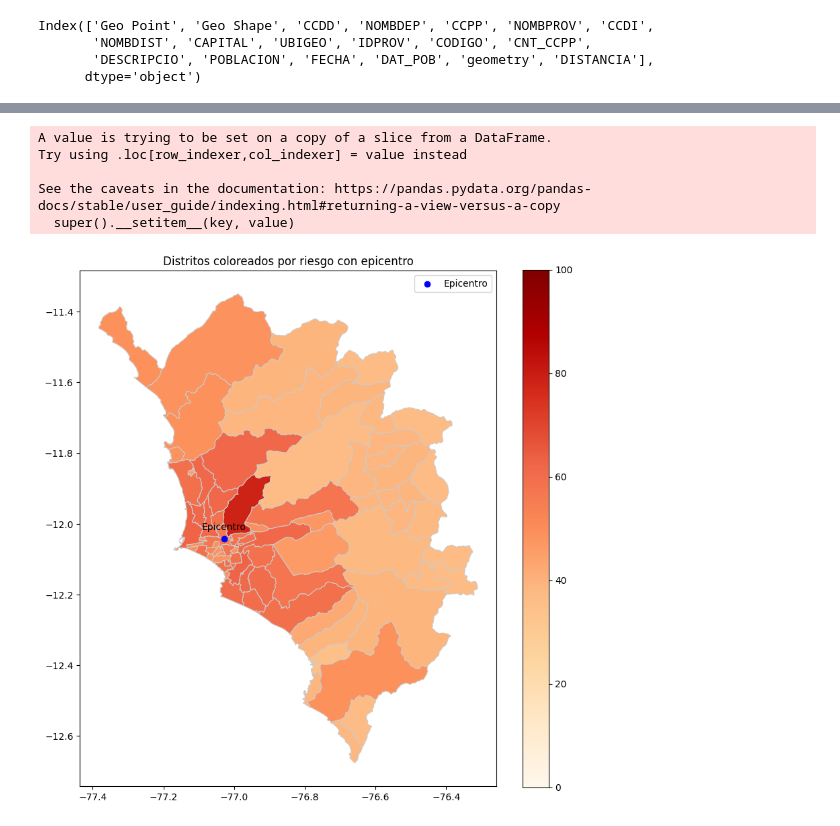
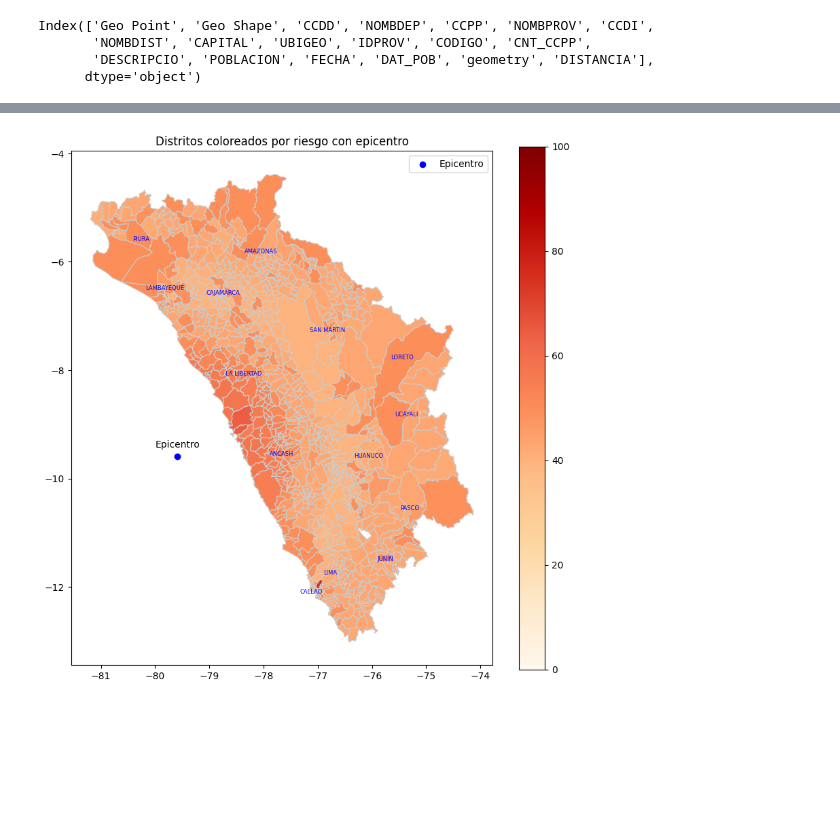
Before and after one commit to LeonDavisCoropuna/logica-difusa-terremotos, a Jupyter notebook: main.ipynb, the cells around one changed output, grey strips where cells are left out. Drawn from its saved outputs; the diff is of its cells as text; code cells hidden in the pictures; blank space fills up the shorter version.

```diff
--- a/main.ipynb
+++ b/main.ipynb
@@ -3,8 +3,8 @@ import pandas as pd
 import numpy as np
 
 # Definir la magnitud del sismo y la profundidad del epicentro
-magnitud_momento = 6.2
-profundidad_sismo = 33
+magnitud_momento = 7.2
+profundidad_sismo = 10
 
 def calcular_radio_impacto(magnitud_momento, profundidad):
     # Calcular el factor de ajuste basado en la profundidad
@@ -49,9 +49,9 @@ profundidad['profundo'] = fuzz.trapmf(profundidad.universe, [120, 170, 250, 700]
 # Definir la variable difusa para la distancia al epicentro
 # (Suponiendo que 'R_km' es el radio previamente calculado y dividido en tres partes)
 distancia = ctrl.Antecedent(np.arange(0, R_km + 1, 1), 'distancia')
-distancia['cerca'] = fuzz.trimf(distancia.universe, [0, R_km/3, R_km/2])
-distancia['medio'] = fuzz.trimf(distancia.universe, [R_km/3, R_km/2, 2*R_km/3])
-distancia['lejano'] = fuzz.trimf(distancia.universe, [2*R_km/3, R_km, R_km])
+distancia['cerca'] = fuzz.trimf(distancia.universe, [0, R_km/5, R_km/3])
+distancia['medio'] = fuzz.trimf(distancia.universe, [R_km/4, R_km/2, 2*R_km/3])
+distancia['lejano'] = fuzz.trimf(distancia.universe, [2*R_km/4, R_km, R_km])
 
 # Definir la variable difusa para la población del distrito
 poblacion = ctrl.Antecedent(np.arange(0, 1150471, 1000), 'poblacion')
@@ -271,8 +271,8 @@ df['geometry'] = df['Geo Shape'].apply(convert_geojson_to_geometry)
 gdf = gpd.GeoDataFrame(df, geometry='geometry')
 
 # Definir el epicentro del sismo con coordenadas de ejemplo
-epicentro_lat = -12.04318
-epicentro_lon = -77.02824
+epicentro_lat = -09.593
+epicentro_lon = -79.587
 epicentro = Point(epicentro_lon, epicentro_lat)
 
 # Crear un buffer alrededor del epicentro usando la conversión adecuada de km a grados (aproximación para latitud)
@@ -406,32 +395,34 @@ distritos_csv.to_csv('riesgo.csv')
 # %%
 import geopandas as gpd
 from matplotlib.colors import Normalize
+import matplotlib.pyplot as plt
 
 # Convertir GeoJSON a geometría y añadirla al DataFrame
 distritos_en_area_efecto['geometry'] = distritos_en_area_efecto['Geo Shape'].apply(convert_geojson_to_geometry)
 
 # Crear un GeoDataFrame con la geometría actualizada
 gdf = gpd.GeoDataFrame(distritos_en_area_efecto, geometry='geometry')
 
 # Configurar la escala de color para el gráfico, límite máximo de 100
 norm = Normalize(vmin=0, vmax=100)
 
 # Graficar los distritos coloreados según el riesgo
 fig, ax = plt.subplots(1, 1, figsize=(10, 10))
 gdf.plot(column='riesgo', cmap='OrRd', linewidth=0.8, ax=ax, edgecolor='0.8', legend=True, norm=norm)
 
 # Graficar el epicentro
 ax.scatter(epicentro_lon, epicentro_lat, color='blue', label='Epicentro', zorder=5)
 ax.annotate('Epicentro', (epicentro_lon, epicentro_lat), textcoords="offset points", xytext=(0,10), ha='center')
 
+# Agrupar por departamento y etiquetar una vez por grupo
+departamentos = distritos_en_area_efecto.dissolve(by='NOMBDEP')
+for idx, row in departamentos.iterrows():
+    centroid = row['geometry'].centroid
+    ax.annotate(idx, xy=(centroid.x, centroid.y), textcoords='offset points', xytext=(0,-10), ha='center', fontsize=6, color='blue')
+
 # Configuración del título y leyenda del gráfico
 plt.title('Distritos coloreados por riesgo con epicentro')
 plt.legend()
 plt.show()
 # %% [output]
-A value is trying to be set on a copy of a slice from a DataFrame.
-Try using .loc[row_indexer,col_indexer] = value instead
-
-See the caveats in the documentation: https://pandas.pydata.org/pandas-docs/stable/user_guide/indexing.html#returning-a-view-versus-a-copy
-  super().__setitem__(key, value)
-[figure, old version]
+[figure, new version]
```
Also changed, not shown: parts of 6 cells of this notebook, 2 other files.
